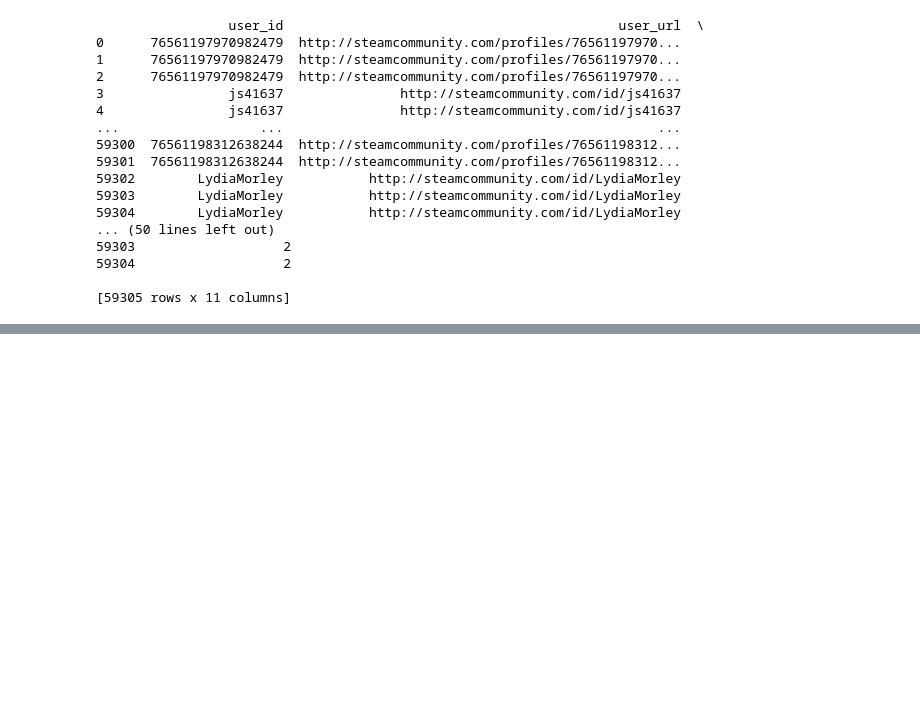
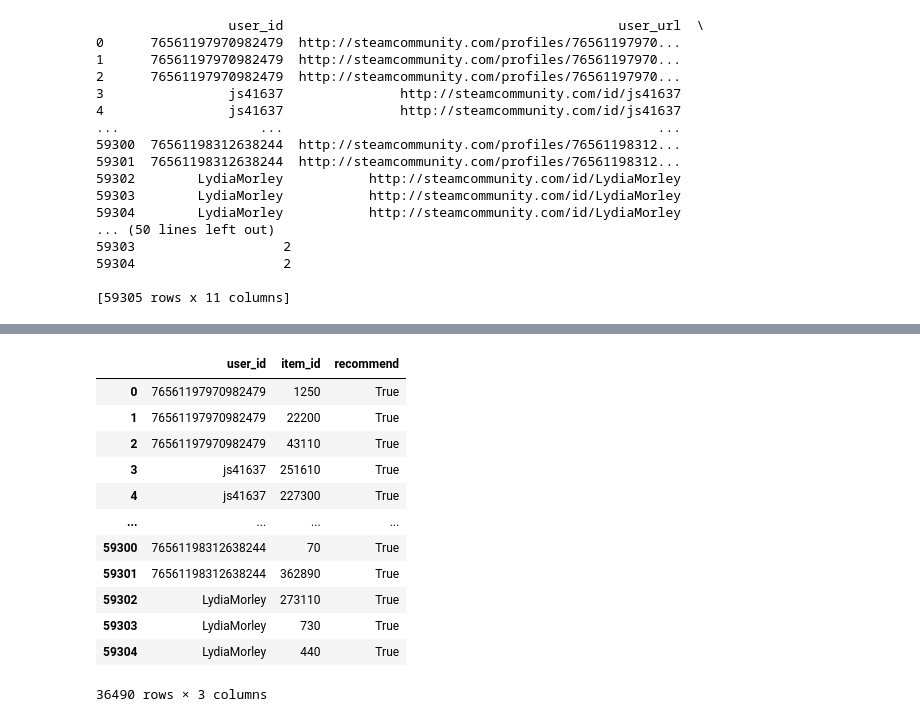
Before and after one commit to Gio2M/5, a Jupyter notebook: Tranformaciones _Engineering.ipynb, the cells around one changed output, grey strips where cells are left out. Cells and saved outputs as stored; diff of their text form; code cells hidden in the pictures; blank space fills up the shorter version.

```diff
--- a/Tranformaciones _Engineering.ipynb
+++ b/Tranformaciones _Engineering.ipynb
@@ -1000,3 +1210,9 @@ print(reviews_nlp)
 59304                   2
 
 [59305 rows x 11 columns]
+# %%
+# Selecciona las columnas 'user_id', 'item_id' y 'recommend'
+df_train = reviews_nlp[['user_id', 'item_id', 'recommend']]
+
+# Muestra el nuevo DataFrame con las columnas seleccionadas
+print(df_train)
@@ -1002,0 +1234,29 @@ print(reviews_nlp)
+# %%
+# Calcula el número de interacciones (recomendaciones) por usuario
+user_activity = df_train.groupby('user_id')['recommend'].count().reset_index()
+
+# Define un umbral para la actividad mínima requerida (ajusta según tus necesidades)
+umbral_actividad = 3
+
+# Filtra los usuarios que no cumplen con el umbral de actividad
+usuarios_activos = user_activity[user_activity['recommend'] >= umbral_actividad]['user_id']
+
+# Filtra el DataFrame original para mantener solo las interacciones de usuarios activos
+df_train_filtrado = df_train[df_train['user_id'].isin(usuarios_activos)]
+
+# Ahora df_train_filtrado contiene solo las interacciones de usuarios activos
+df_train_filtrado
+# %% [output]
+|  | user_id | item_id | recommend |
+| 0 | 76561197970982479 | 1250 | True |
+| 1 | 76561197970982479 | 22200 | True |
+| 2 | 76561197970982479 | 43110 | True |
+| 3 | js41637 | 251610 | True |
+| 4 | js41637 | 227300 | True |
+| ... | ... | ... | ... |
+| 59300 | 76561198312638244 | 70 | True |
+| 59301 | 76561198312638244 | 362890 | True |
+| 59302 | LydiaMorley | 273110 | True |
+| 59303 | LydiaMorley | 730 | True |
+| 59304 | LydiaMorley | 440 | True |
+36490 rows × 3 columns
```
Also changed, not shown: parts of 26 cells of this notebook, 4 other files.
